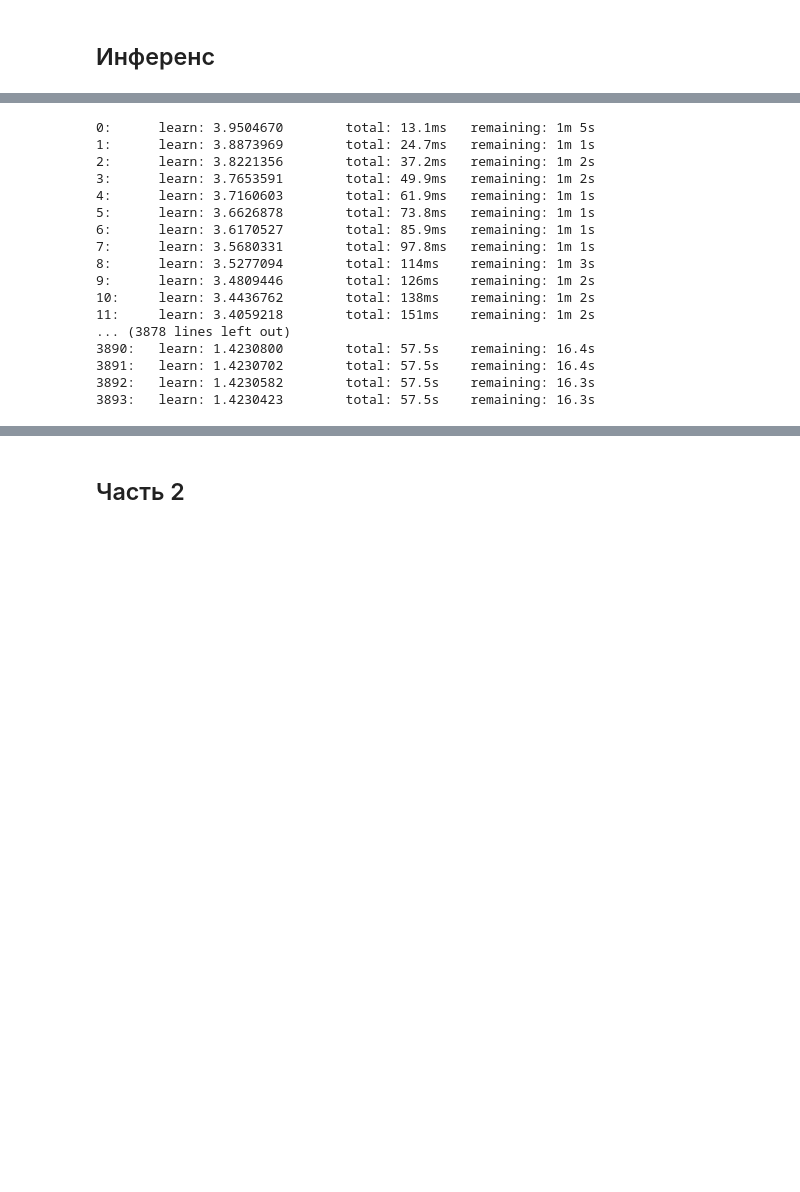
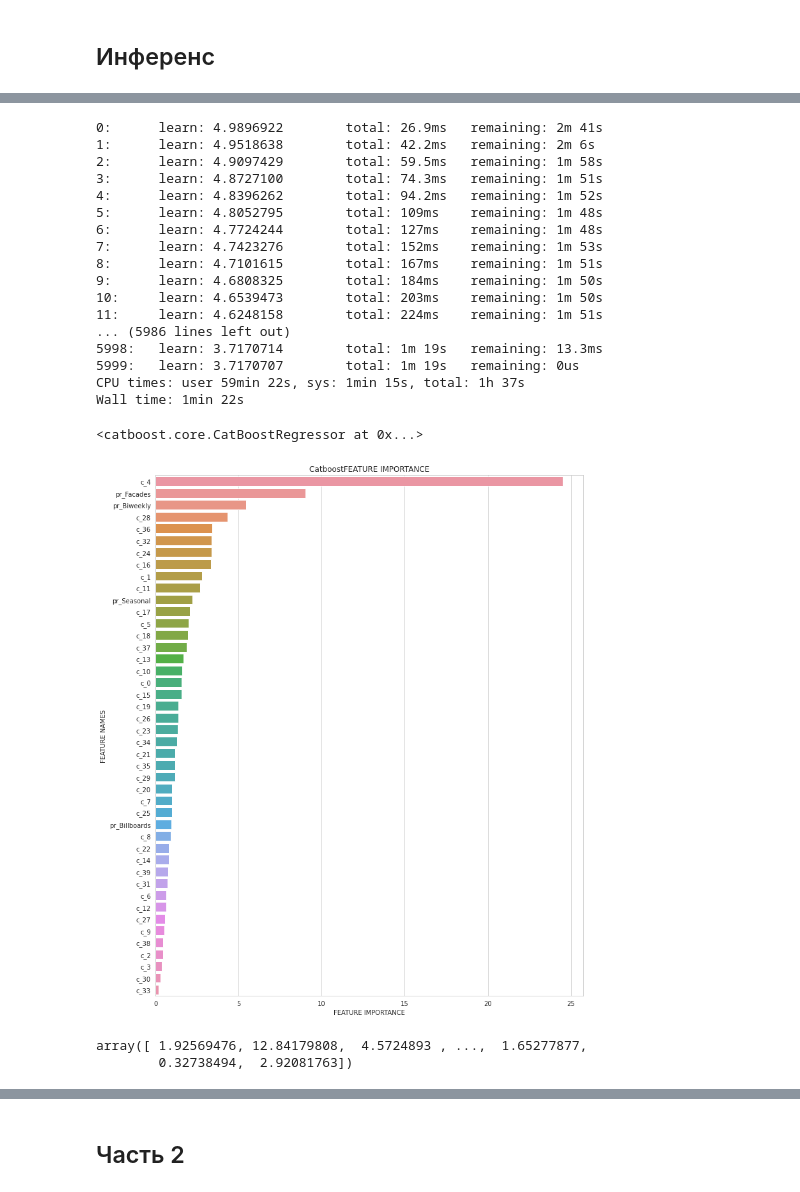
Before and after one commit to GhostPandaGP/lenta_hack, a Jupyter notebook: our_solve.ipynb, the cells around one changed output, grey strips where cells are left out. Drawn from its saved outputs; the diff is of its cells as text; code cells hidden in the pictures; blank space fills up the shorter version.

```diff
--- a/our_solve.ipynb
+++ b/our_solve.ipynb
@@ -643,13 +643,13 @@ dataset.shape
 # %% [output]
 (9776, 47)
 # %%
-dataset = dataset.join(df_ch_total, on="sku")
-dataset.shape
+# dataset = dataset.join(df_ch_total, on="sku")
+# dataset.shape
 # %% [output]
 (9776, 58)
 # %%
-dataset = dataset.join(d_check, on="sku")
-dataset.shape
+# dataset = dataset.join(d_check, on="sku")
+# dataset.shape
 # %% [output]
 (9776, 60)
 # %%
@@ -658,4 +660,4 @@ dataset.shape
 # %%
-dataset = dataset.join(count_client, on="sku")
-dataset.shape
+# dataset = dataset.join(count_client, on="sku")
+# dataset.shape
 # %% [output]
@@ -747,35 +749,41 @@ test_x1
 # # 4.22
 # %%
 %%time
-model = CatBoostRegressor(
-    loss_function="MAE",
+model1 = CatBoostRegressor(
+    loss_function="RMSE",
     thread_count=45,
     boosting_type="Ordered",  # added
 #     bootstrap_type="Bayesian",  # added
-    n_estimators=5000,
+    n_estimators=6000,
     depth=5,
     random_seed=2006,  # added
 )
-model.fit(train_x1, train_y1)
+model1.fit(train_x1, train_y1)
 # %% [output]
-0:      learn: 3.9504670        total: 13.1ms   remaining: 1m 5s
-1:      learn: 3.8873969        total: 24.7ms   remaining: 1m 1s
-2:      learn: 3.8221356        total: 37.2ms   remaining: 1m 2s
-3:      learn: 3.7653591        total: 49.9ms   remaining: 1m 2s
-4:      learn: 3.7160603        total: 61.9ms   remaining: 1m 1s
-5:      learn: 3.6626878        total: 73.8ms   remaining: 1m 1s
-6:      learn: 3.6170527        total: 85.9ms   remaining: 1m 1s
-7:      learn: 3.5680331        total: 97.8ms   remaining: 1m 1s
-8:      learn: 3.5277094        total: 114ms    remaining: 1m 3s
-9:      learn: 3.4809446        total: 126ms    remaining: 1m 2s
-10:     learn: 3.4436762        total: 138ms    remaining: 1m 2s
-11:     learn: 3.4059218        total: 151ms    remaining: 1m 2s
-... (3878 lines left out)
-3890:   learn: 1.4230800        total: 57.5s    remaining: 16.4s
-3891:   learn: 1.4230702        total: 57.5s    remaining: 16.4s
-3892:   learn: 1.4230582        total: 57.5s    remaining: 16.3s
-3893:   learn: 1.4230423        total: 57.5s    remaining: 16.3s
+0:      learn: 4.9896922        total: 26.9ms   remaining: 2m 41s
+1:      learn: 4.9518638        total: 42.2ms   remaining: 2m 6s
+2:      learn: 4.9097429        total: 59.5ms   remaining: 1m 58s
+3:      learn: 4.8727100        total: 74.3ms   remaining: 1m 51s
+4:      learn: 4.8396262        total: 94.2ms   remaining: 1m 52s
+5:      learn: 4.8052795        total: 109ms    remaining: 1m 48s
+6:      learn: 4.7724244        total: 127ms    remaining: 1m 48s
+7:      learn: 4.7423276        total: 152ms    remaining: 1m 53s
+8:      learn: 4.7101615        total: 167ms    remaining: 1m 51s
+9:      learn: 4.6808325        total: 184ms    remaining: 1m 50s
+10:     learn: 4.6539473        total: 203ms    remaining: 1m 50s
+11:     learn: 4.6248158        total: 224ms    remaining: 1m 51s
+... (5986 lines left out)
+5998:   learn: 3.7170714        total: 1m 19s   remaining: 13.3ms
+5999:   learn: 3.7170707        total: 1m 19s   remaining: 0us
+CPU times: user 59min 22s, sys: 1min 15s, total: 1h 37s
+Wall time: 1min 22s
+<catboost.core.CatBoostRegressor at 0x...>
 # %%
-plot_feature_importance(model.get_feature_importance(), train_x1.columns, "Catboost")
+plot_feature_importance(model1.get_feature_importance(), train_x1.columns, "Catboost")
+# %% [output]
+[figure, added]
 # %%
-prediction = model.predict(test_x1); prediction
+prediction1 = model1.predict(test_x1); prediction1
+# %% [output]
+array([ 1.92569476, 12.84179808,  4.5724893 , ...,  1.65277877,
+        0.32738494,  2.92081763])
```
Also changed, not shown: parts of 56 cells of this notebook.
